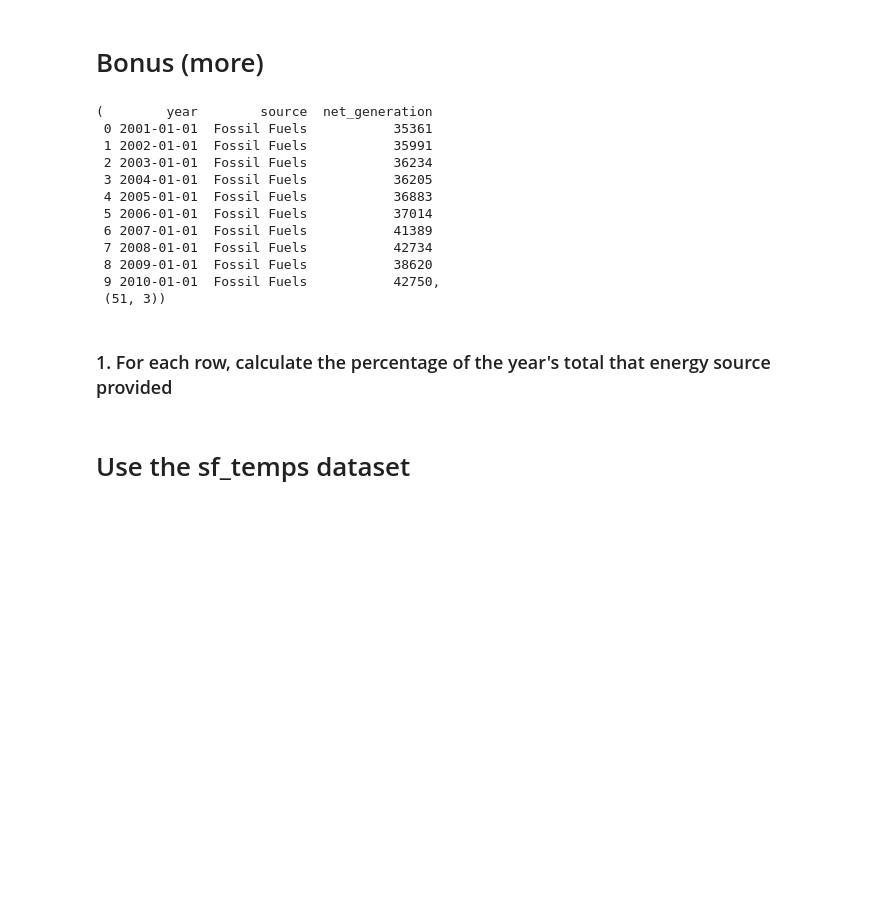
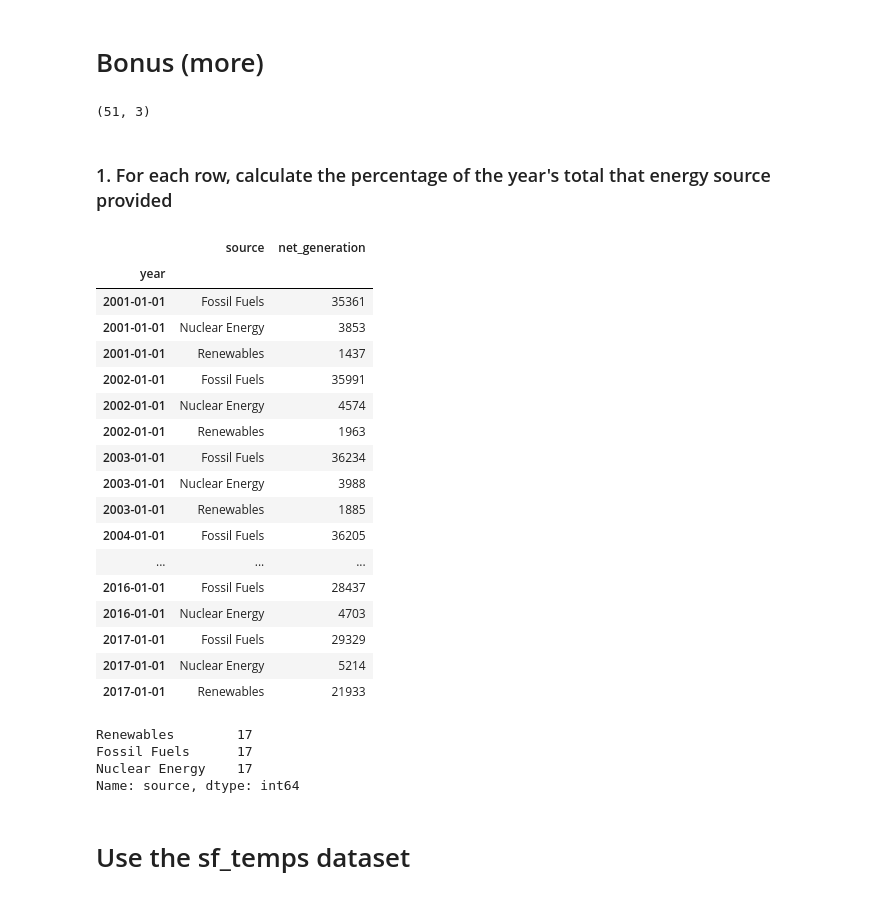
Before and after one commit to AI-Gomez/time-series-exercises, a Jupyter notebook: time-series-manipulation.ipynb, the cells around one changed output. Drawn from its saved outputs; the diff is of its cells as text; code cells hidden in the pictures; blank space fills up the shorter version.

```diff
--- a/time-series-manipulation.ipynb
+++ b/time-series-manipulation.ipynb
@@ -882,24 +966,40 @@ Timestamp('2001-02-28 00:00:00', freq='M')
 # %%
 from vega_datasets import data
 df3 = data.iowa_electricity()
-df3.head(10), df3.shape
+df3.shape
 # %% [output]
-(        year        source  net_generation
- 0 2001-01-01  Fossil Fuels           35361
- 1 2002-01-01  Fossil Fuels           35991
- 2 2003-01-01  Fossil Fuels           36234
- 3 2004-01-01  Fossil Fuels           36205
- 4 2005-01-01  Fossil Fuels           36883
- 5 2006-01-01  Fossil Fuels           37014
- 6 2007-01-01  Fossil Fuels           41389
- 7 2008-01-01  Fossil Fuels           42734
- 8 2009-01-01  Fossil Fuels           38620
- 9 2010-01-01  Fossil Fuels           42750,
- (51, 3))
+(51, 3)
 # %% [markdown]
 ### 1. For each row, calculate the percentage of the year's total that energy source provided
 # %%
-df3 = df3.
+df3 = df3.set_index('year').sort_index()
+df3
+# %% [output]
+|  | source | net_generation |
+| year |  |  |
+| 2001-01-01 | Fossil Fuels | 35361 |
+| 2001-01-01 | Nuclear Energy | 3853 |
+| 2001-01-01 | Renewables | 1437 |
+| 2002-01-01 | Fossil Fuels | 35991 |
+| 2002-01-01 | Nuclear Energy | 4574 |
+| 2002-01-01 | Renewables | 1963 |
+| 2003-01-01 | Fossil Fuels | 36234 |
+| 2003-01-01 | Nuclear Energy | 3988 |
+| 2003-01-01 | Renewables | 1885 |
+| 2004-01-01 | Fossil Fuels | 36205 |
+| ... | ... | ... |
+| 2016-01-01 | Fossil Fuels | 28437 |
+| 2016-01-01 | Nuclear Energy | 4703 |
+| 2017-01-01 | Fossil Fuels | 29329 |
+| 2017-01-01 | Nuclear Energy | 5214 |
+| 2017-01-01 | Renewables | 21933 |
+# %%
+df3.source.value_counts()
+# %% [output]
+Renewables        17
+Fossil Fuels      17
+Nuclear Energy    17
+Name: source, dtype: int64
 # %% [markdown]
 # Use the sf_temps dataset
 # %% [markdown]
```
Also changed, not shown: parts of 14 cells of this notebook.
